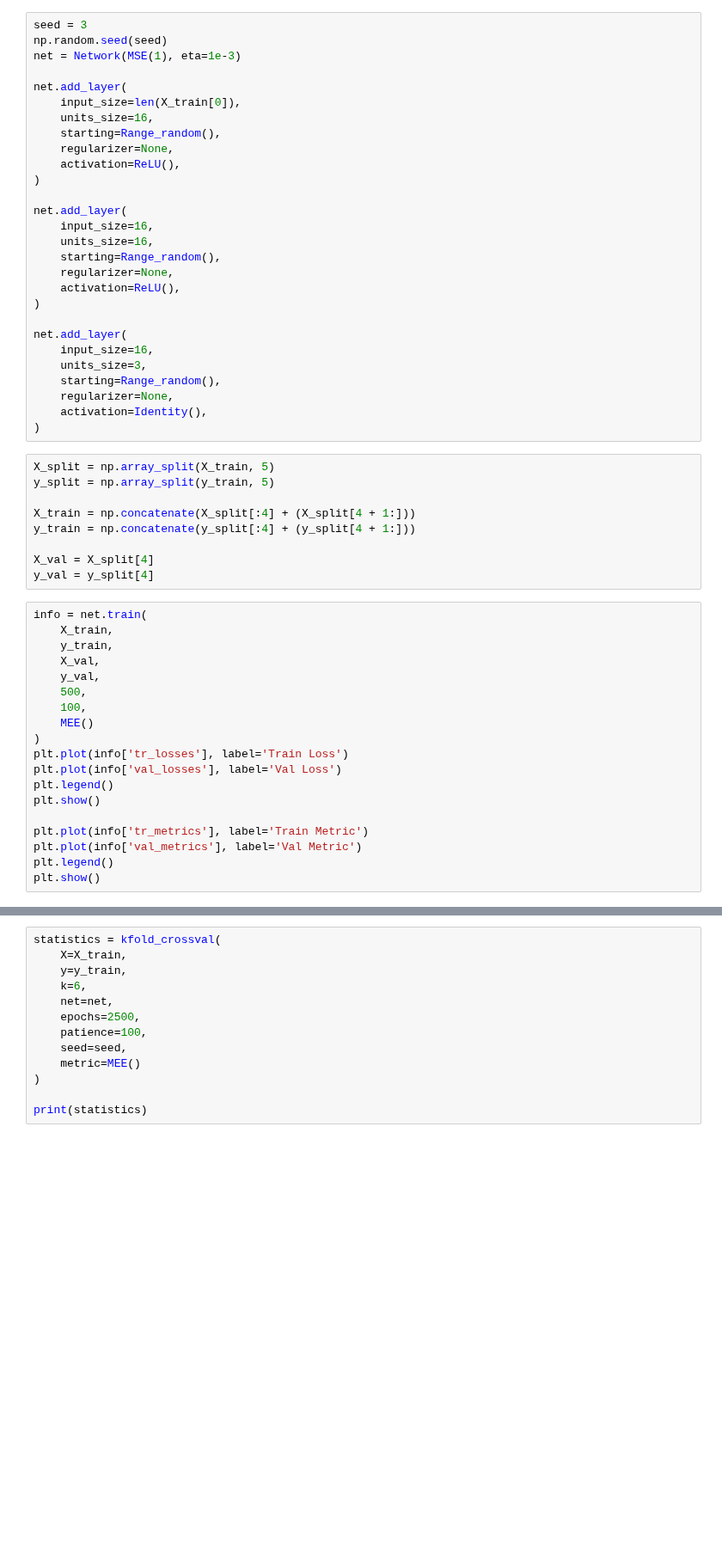
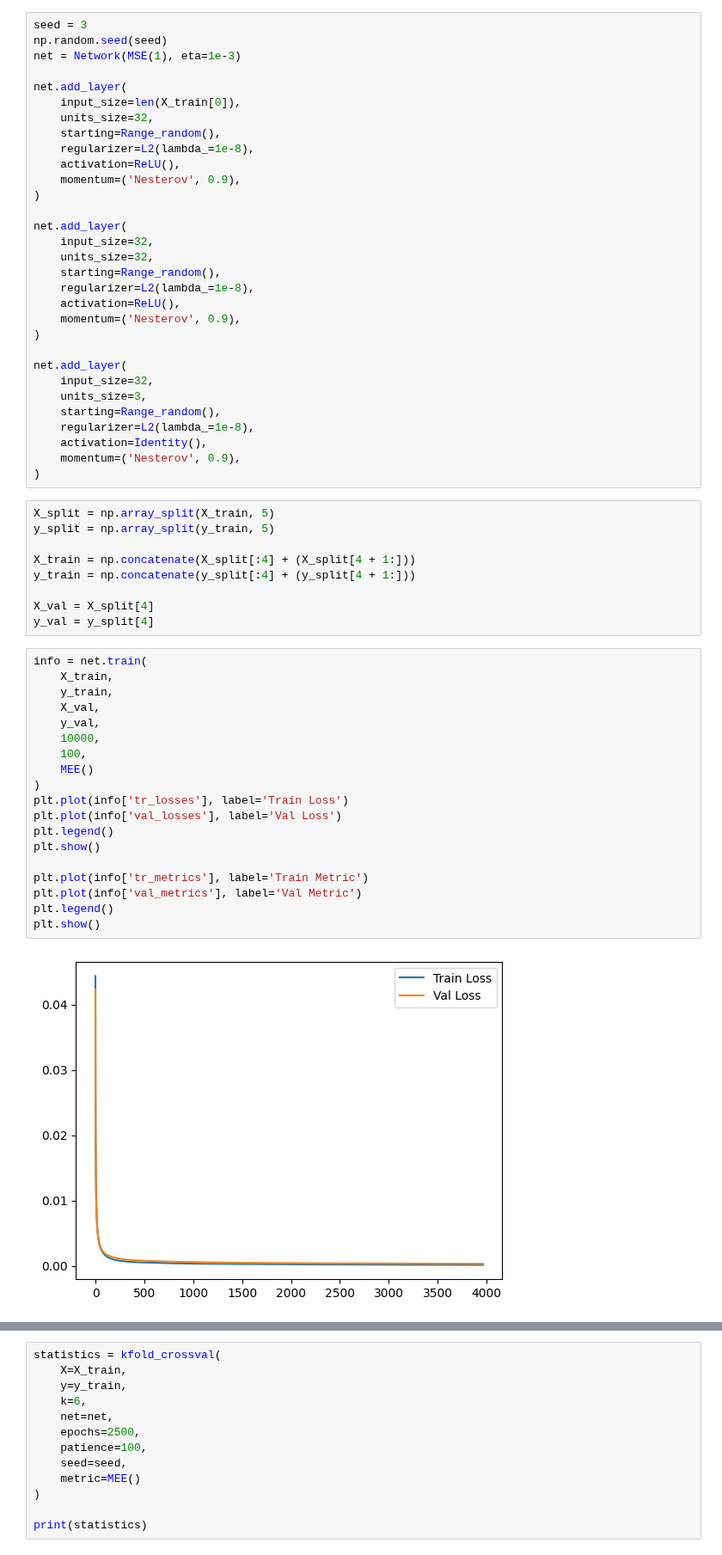
Before and after one commit to Slocon00/ML-project, a Jupyter notebook: notebooks/test_cup.ipynb, the cells around one changed output, grey strips where cells are left out. Shown at 86% size. Cells and saved outputs as stored; diff of their text form; blank space fills up the shorter version.

```diff
--- a/notebooks/test_cup.ipynb
+++ b/notebooks/test_cup.ipynb
@@ -42,26 +42,29 @@ net = Network(MSE(1), eta=1e-3)
 
 net.add_layer(
     input_size=len(X_train[0]),
-    units_size=16,
+    units_size=32,
     starting=Range_random(),
-    regularizer=None,
+    regularizer=L2(lambda_=1e-8),
     activation=ReLU(),
+    momentum=('Nesterov', 0.9),
 )
 
 net.add_layer(
-    input_size=16,
-    units_size=16,
+    input_size=32,
+    units_size=32,
     starting=Range_random(),
-    regularizer=None,
+    regularizer=L2(lambda_=1e-8),
     activation=ReLU(),
+    momentum=('Nesterov', 0.9),
 )
 
 net.add_layer(
-    input_size=16,
+    input_size=32,
     units_size=3,
     starting=Range_random(),
-    regularizer=None,
+    regularizer=L2(lambda_=1e-8),
     activation=Identity(),
+    momentum=('Nesterov', 0.9),
 )
 # %%
 X_split = np.array_split(X_train, 5)
@@ -75,19 +78,21 @@ y_val = y_split[4]
 # %%
 info = net.train(
     X_train,
     y_train,
     X_val,
     y_val,
-    500,
+    10000,
     100,
     MEE()
 )
 plt.plot(info['tr_losses'], label='Train Loss')
 plt.plot(info['val_losses'], label='Val Loss')
 plt.legend()
 plt.show()
 
 plt.plot(info['tr_metrics'], label='Train Metric')
 plt.plot(info['val_metrics'], label='Val Metric')
 plt.legend()
 plt.show()
+# %% [output]
+[figure, added]
```
Also changed, not shown: parts of 3 cells of this notebook.
